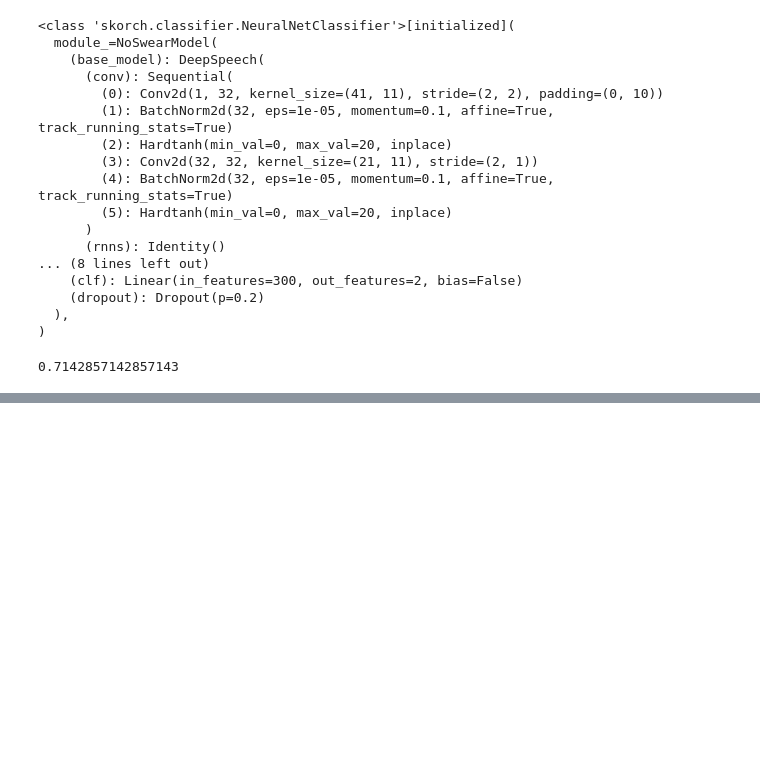
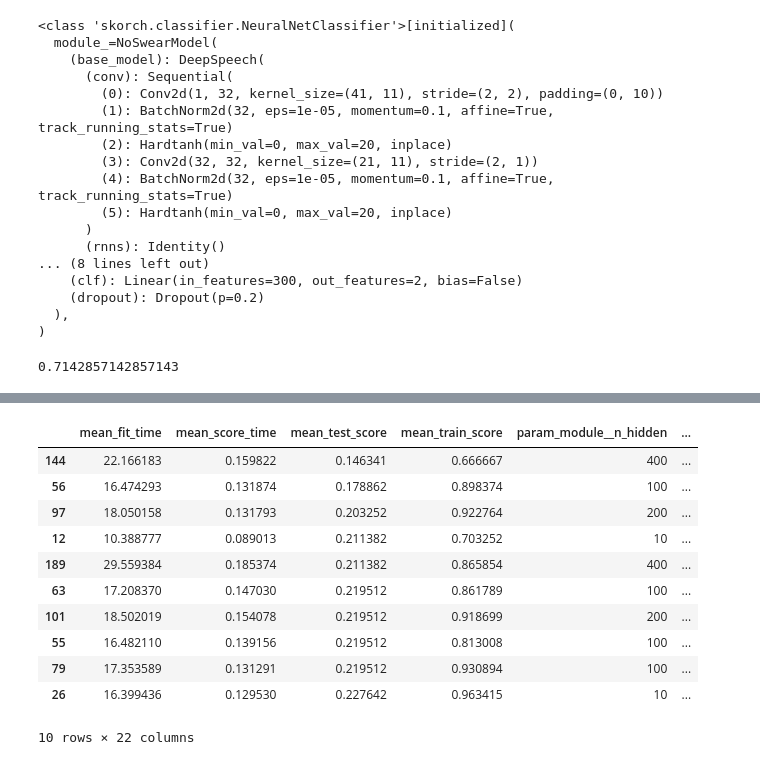
Before and after one commit to deepestcyber/noswear, a Jupyter notebook: binary_recognition.ipynb, the cells around one changed output, grey strips where cells are left out. Saved outputs shown, nothing was run; the diff lists cells and outputs as text; code cells hidden in the pictures; blank space fills up the shorter version.

```diff
--- a/binary_recognition.ipynb
+++ b/binary_recognition.ipynb
@@ -234,8 +234,10 @@ params = {
     'module__n_hidden': [10, 100, 200, 400],
     'module__n_layer': [1, 2],
 }
+# %%
+cv = TODO
 # %%
-gs = GridSearchCV(net, params, scoring='accuracy')
+gs = GridSearchCV(net, params, scoring='accuracy', cv=cv)
 # %%
 %%time
 gs.fit(SliceDict(**X_train), y_train);
@@ -243,4 +263,19 @@ gs.fit(SliceDict(**X_train), y_train);
 import pandas as pd
 results = pd.DataFrame(gs.cv_results_)
 # %%
-results.sort_values(by='mean_test_score').head(10)
+top_results = results.sort_values(by='mean_test_score').head(10)
+# %%
+top_results
+# %% [output]
+|  | mean_fit_time | mean_score_time | mean_test_score | mean_train_score | param_module__n_hidden | ... |
+| 144 | 22.166183 | 0.159822 | 0.146341 | 0.666667 | 400 | ... |
+| 56 | 16.474293 | 0.131874 | 0.178862 | 0.898374 | 100 | ... |
+| 97 | 18.050158 | 0.131793 | 0.203252 | 0.922764 | 200 | ... |
+| 12 | 10.388777 | 0.089013 | 0.211382 | 0.703252 | 10 | ... |
+| 189 | 29.559384 | 0.185374 | 0.211382 | 0.865854 | 400 | ... |
+| 63 | 17.208370 | 0.147030 | 0.219512 | 0.861789 | 100 | ... |
+| 101 | 18.502019 | 0.154078 | 0.219512 | 0.918699 | 200 | ... |
+| 55 | 16.482110 | 0.139156 | 0.219512 | 0.813008 | 100 | ... |
+| 79 | 17.353589 | 0.131291 | 0.219512 | 0.930894 | 100 | ... |
+| 26 | 16.399436 | 0.129530 | 0.227642 | 0.963415 | 10 | ... |
+10 rows × 22 columns
```
Also changed, not shown: parts of 5 cells of this notebook.
